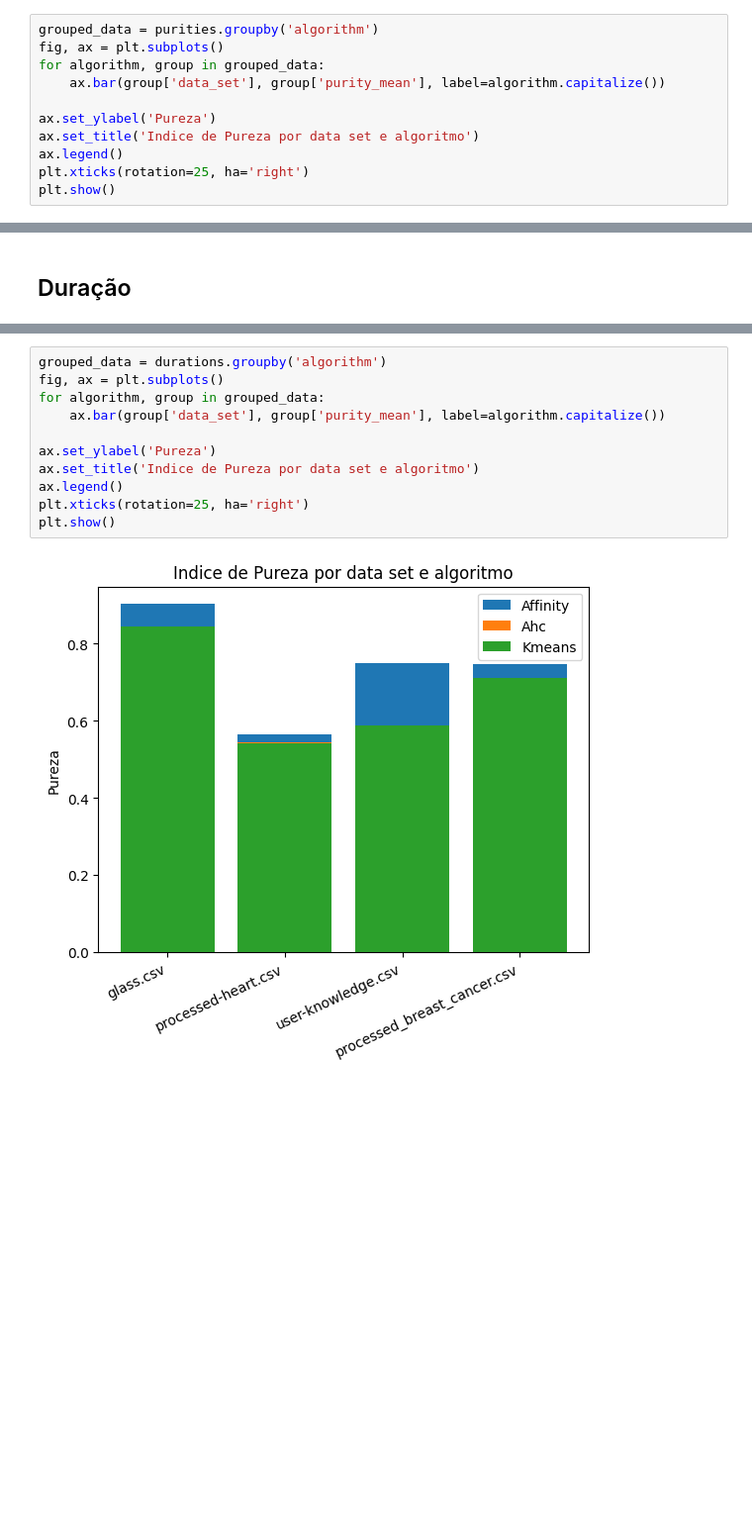
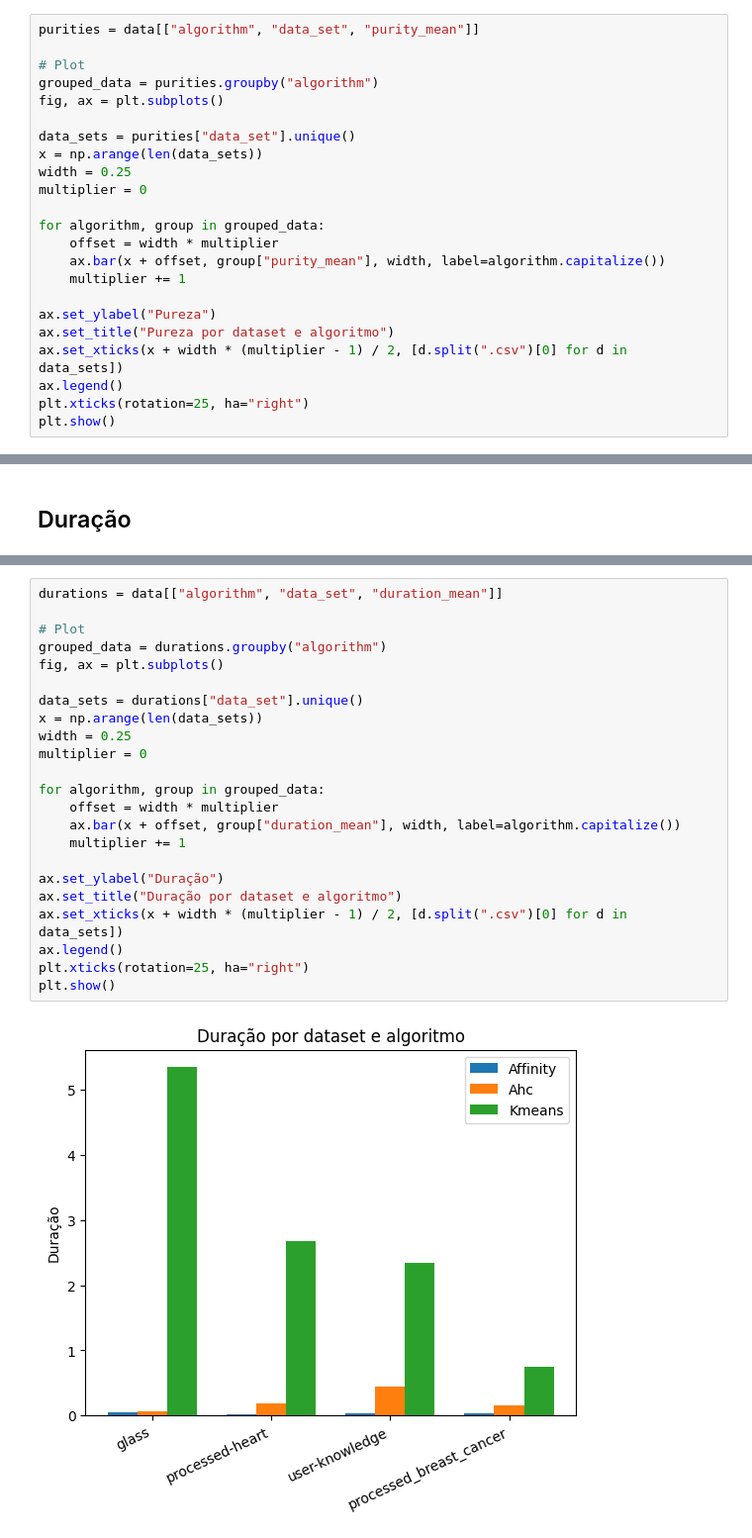
Before and after one commit to Marcio-Salmazo/PRT_Agrupamento, a Jupyter notebook: ProjetoFinal/plot.ipynb, the cells around one changed output, grey strips where cells are left out. Shown at 99% size. Saved outputs shown, nothing was run; the diff lists cells and outputs as text; blank space fills up the shorter version.

Commit message:
adjusts plot experiments

```diff
--- a/ProjetoFinal/plot.ipynb
+++ b/ProjetoFinal/plot.ipynb
@@ -73,12 +50,24 @@ purities
 # %%
-grouped_data = purities.groupby('algorithm')
+purities = data[["algorithm", "data_set", "purity_mean"]]
+
+# Plot
+grouped_data = purities.groupby("algorithm")
 fig, ax = plt.subplots()
+
+data_sets = purities["data_set"].unique()
+x = np.arange(len(data_sets))
+width = 0.25
+multiplier = 0
+
 for algorithm, group in grouped_data:
-    ax.bar(group['data_set'], group['purity_mean'], label=algorithm.capitalize())
+    offset = width * multiplier
+    ax.bar(x + offset, group["purity_mean"], width, label=algorithm.capitalize())
+    multiplier += 1
 
-ax.set_ylabel('Pureza')
-ax.set_title('Indice de Pureza por data set e algoritmo')
+ax.set_ylabel("Pureza")
+ax.set_title("Pureza por dataset e algoritmo")
+ax.set_xticks(x + width * (multiplier - 1) / 2, [d.split(".csv")[0] for d in data_sets])
 ax.legend()
-plt.xticks(rotation=25, ha='right')
+plt.xticks(rotation=25, ha="right")
 plt.show()
 # %% [output]
@@ -105,13 +77,25 @@ durations
 # %%
-grouped_data = durations.groupby('algorithm')
+durations = data[["algorithm", "data_set", "duration_mean"]]
+
+# Plot
+grouped_data = durations.groupby("algorithm")
 fig, ax = plt.subplots()
+
+data_sets = durations["data_set"].unique()
+x = np.arange(len(data_sets))
+width = 0.25
+multiplier = 0
+
 for algorithm, group in grouped_data:
-    ax.bar(group['data_set'], group['purity_mean'], label=algorithm.capitalize())
+    offset = width * multiplier
+    ax.bar(x + offset, group["duration_mean"], width, label=algorithm.capitalize())
+    multiplier += 1
 
-ax.set_ylabel('Pureza')
-ax.set_title('Indice de Pureza por data set e algoritmo')
+ax.set_ylabel("Duração")
+ax.set_title("Duração por dataset e algoritmo")
+ax.set_xticks(x + width * (multiplier - 1) / 2, [d.split(".csv")[0] for d in data_sets])
 ax.legend()
-plt.xticks(rotation=25, ha='right')
+plt.xticks(rotation=25, ha="right")
 plt.show()
 # %% [output]
-[figure, old version]
+[figure, new version]
```
Also changed, not shown: parts of 5 cells of this notebook.
